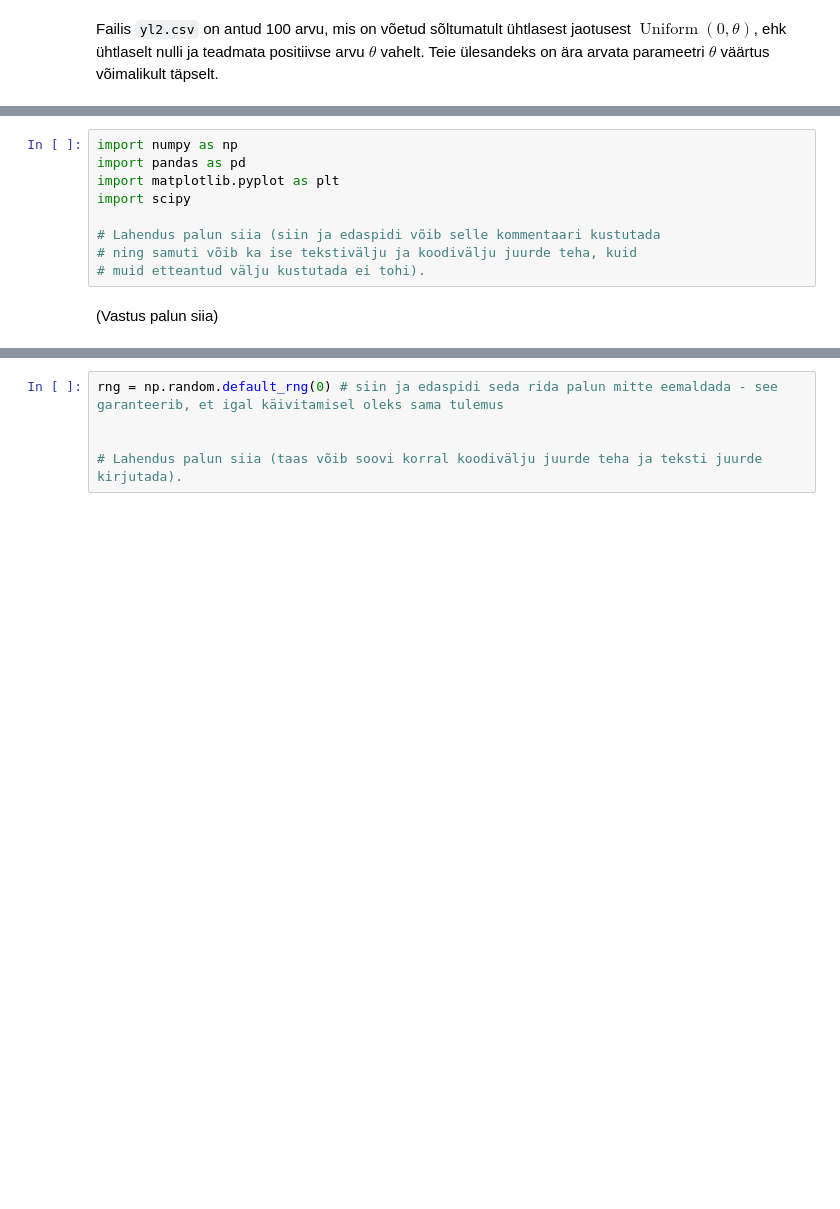
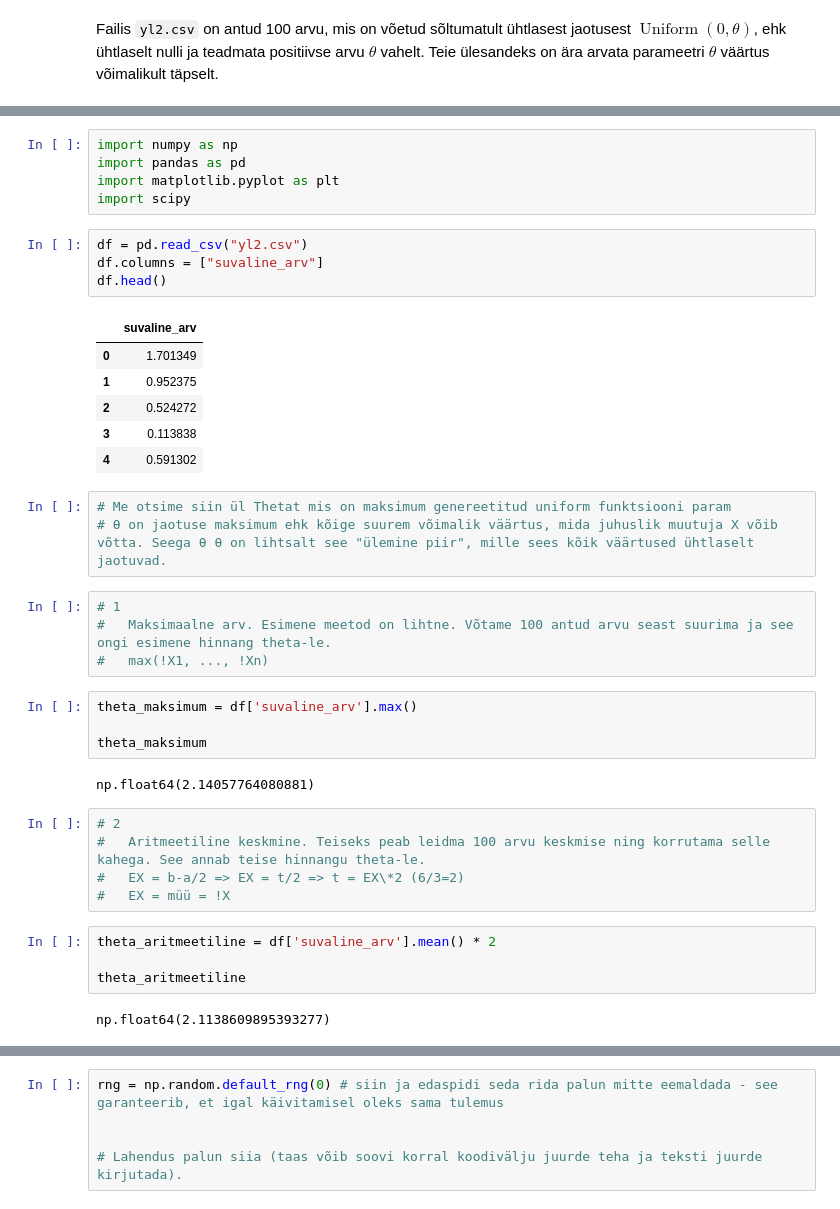
Before and after one commit to saskia002/andmeteaduse-meetodid, a Jupyter notebook: kodutööd/2/ATM2025_kodutoo_2.ipynb, the cells around one changed output, grey strips where cells are left out. Saved outputs shown, nothing was run; the diff lists cells and outputs as text; blank space fills up the shorter version.

```diff
--- a/kodutööd/2/ATM2025_kodutoo_2.ipynb
+++ b/kodutööd/2/ATM2025_kodutoo_2.ipynb
@@ -541,9 +541,38 @@ import numpy as np
 import pandas as pd
 import matplotlib.pyplot as plt
 import scipy
-
-# Lahendus palun siia (siin ja edaspidi võib selle kommentaari kustutada
-# ning samuti võib ka ise tekstivälju ja koodivälju juurde teha, kuid
-# muid etteantud välju kustutada ei tohi).
-# %% [markdown]
-(Vastus palun siia)
+# %%
+df = pd.read_csv("yl2.csv")
+df.columns = ["suvaline_arv"]
+df.head()
+# %% [output]
+|  | suvaline_arv |
+| 0 | 1.701349 |
+| 1 | 0.952375 |
+| 2 | 0.524272 |
+| 3 | 0.113838 |
+| 4 | 0.591302 |
+# %%
+# Me otsime siin ül Thetat mis on maksimum genereetitud uniform funktsiooni param
+# θ on jaotuse maksimum ehk kõige suurem võimalik väärtus, mida juhuslik muutuja X võib võtta. Seega θ θ on lihtsalt see "ülemine piir", mille sees kõik väärtused ühtlaselt jaotuvad.
+# %%
+# 1
+#	Maksimaalne arv. Esimene meetod on lihtne. Võtame 100 antud arvu seast suurima ja see ongi esimene hinnang theta-le.
+# 	max(!X1, ..., !Xn)
+# %%
+theta_maksimum = df['suvaline_arv'].max()
+
+theta_maksimum
+# %% [output]
+np.float64(2.14057764080881)
+# %%
+# 2
+#	Aritmeetiline keskmine. Teiseks peab leidma 100 arvu keskmise ning korrutama selle kahega. See annab teise hinnangu theta-le.
+# 	EX = b-a/2 => EX = t/2 => t = EX\*2 (6/3=2)
+#	EX = müü = !X
+# %%
+theta_aritmeetiline = df['suvaline_arv'].mean() * 2
+
+theta_aritmeetiline
+# %% [output]
+np.float64(2.1138609895393277)
```
Also changed, not shown: parts of 20 cells of this notebook.
